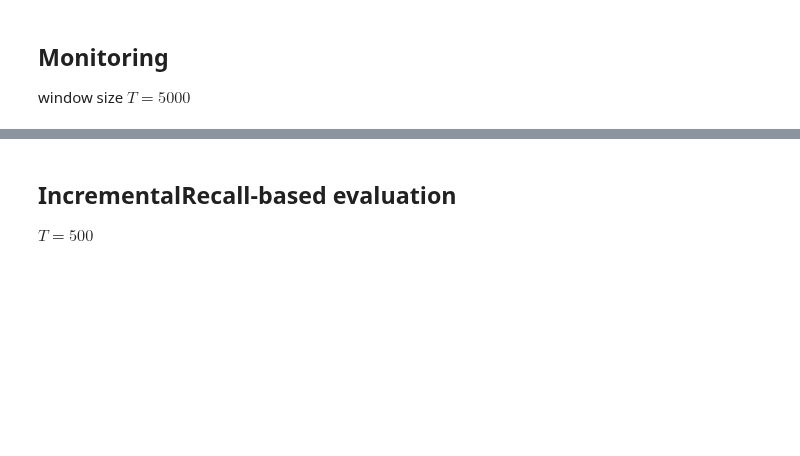
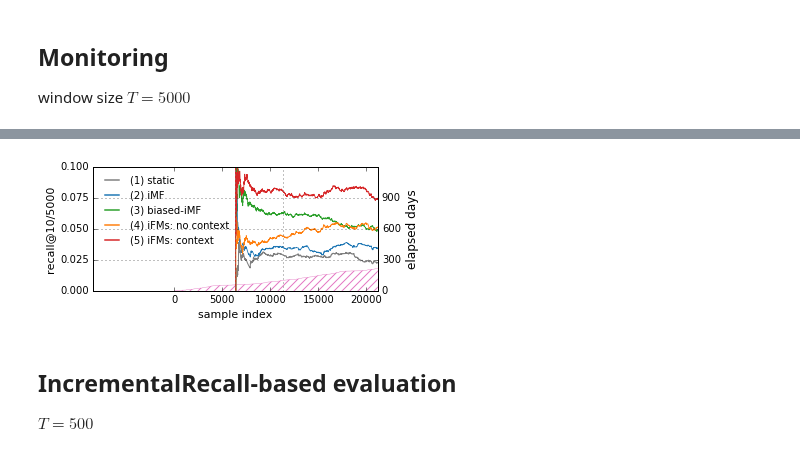
Before and after one commit to takuti/stream-recommender, a Jupyter notebook: experiment.ipynb, the cells around one changed output, grey strips where cells are left out. Cells and saved outputs as stored; diff of their text form; code cells hidden in the pictures; blank space fills up the shorter version.

```diff
--- a/experiment.ipynb
+++ b/experiment.ipynb
@@ -27,3 +27,5 @@ exp = Runner(dataset='ML1M')
 # %% [output]
 [exp] n_sample = 226310; 67893 (30%) + 45262 (20%) + 113155 (50%)
 [exp] n_user = 6014, n_item = 3232
+# %%
+exp_ML100k = Runner(dataset='ML100k')
@@ -224,3 +197,48 @@ fig.savefig('../../paper/images/recsys-2016/ml-1m-recall-box.eps')
+# %%
+ML100k_base_avgs, ML100k_base_time = read_result('results/recsys-2016/ML100k/5000/baseline.txt') # epoch=20
+ML100k_iMF_avgs, ML100k_iMF_time = read_result('results/recsys-2016/ML100k/5000/iMF.txt') # epoch=20
+ML100k_BiMF_avgs, ML100k_BiMF_time = read_result('results/recsys-2016/ML100k/5000/biased-iMF.txt') # epoch=21
+ML100k_iFMs_avgs, ML100k_iFMs_time = read_result('results/recsys-2016/ML100k/5000/iFMs_no_context.txt') # epoch=1
+ML100k_iFMs_ctx_avgs, ML100k_iFMs_ctx_time = read_result('results/recsys-2016/ML100k/5000/iFMs_context_aware.txt') # epoch=1
+# %%
+fig, ax = plt.subplots()
+
+# axis #2: the distribution of a 'time' feature
+ax2 = ax.twinx()
+ax2.plot(exp_ML100k.data.dts, c=colors[12], lw=.4)
+ax2.set_xlim((0, exp_ML100k.data.n_sample-1))
+ax2.set_yticks([0, 300, 600, 900])
+ax2.set_ylim([0, 1200])
+ax2.fill_between(np.arange(exp_ML100k.data.n_sample), np.array(exp_ML100k.data.dts), facecolor='none', edgecolor=colors[12], lw=0, hatch='///')
+ax2.set_ylabel('elapsed days')
+#ax2.get_yaxis().set_visible(False)
+
+# axis #1: simple moving average of recall
+x = np.arange(len(ML100k_base_avgs))+exp_ML100k.data.n_batch_train
+ax.plot(x, ML100k_base_avgs, c=model_colors[0], label='(1) static')
+ax.plot(x, ML100k_iMF_avgs, c=model_colors[1], lw=.8, label='(2) iMF')
+ax.plot(x, ML100k_BiMF_avgs, c=model_colors[2], lw=.8, label='(3) biased-iMF')
+ax.plot(x, ML100k_iFMs_avgs, c=model_colors[3], lw=.8, label='(4) iFMs: no context')
+ax.plot(x, ML100k_iFMs_ctx_avgs, c=model_colors[4], lw=.8, label='(5) iFMs: context')
+ax.set_xlim((-8500, exp_ML100k.data.n_sample-1))
+ax.set_xticks([0, 5000, 10000, 15000, 20000])
+ax.set_zorder(ax2.get_zorder()+1)
+ax.patch.set_visible(False)
+
+plot_setting(fig, ax, exp_ML100k.data.n_batch_train-1)
+fig.set_size_inches((5.5, 2.5))
+ax.set_yticks([0.00, 0.025, 0.05, 0.075, 0.10])
+ax.set_ylim([0.0, 0.10])
+
+
+leg = ax.legend(fontsize=10, loc='upper left', frameon=False)
+for legobj in leg.legendHandles:
+    legobj.set_linewidth(1.5)
+
+plt.tight_layout()
+fig.savefig('../../paper/images/recsys-2016/ml-100k-recall.eps')
+# %% [output]
+[figure, added]
 # %% [markdown]
 ## IncrementalRecall-based evaluation
 
```
Also changed, not shown: parts of 20 cells of this notebook.
